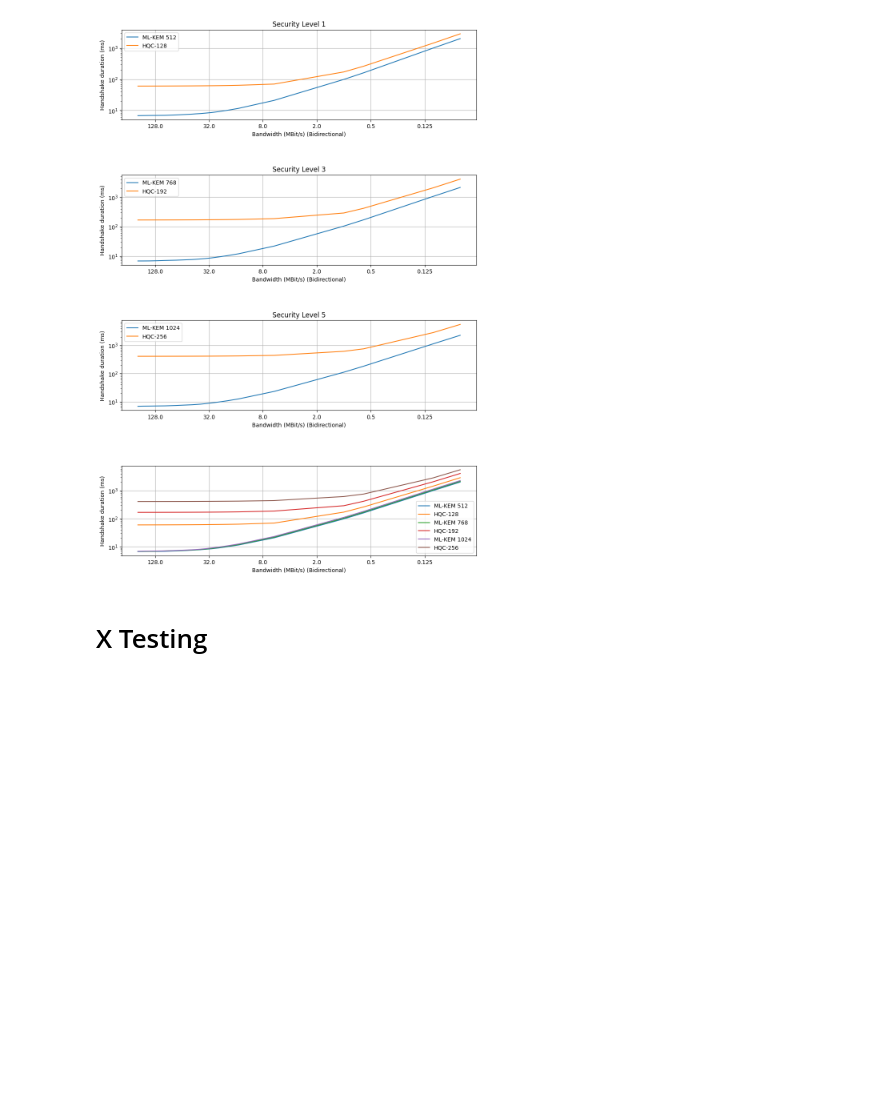
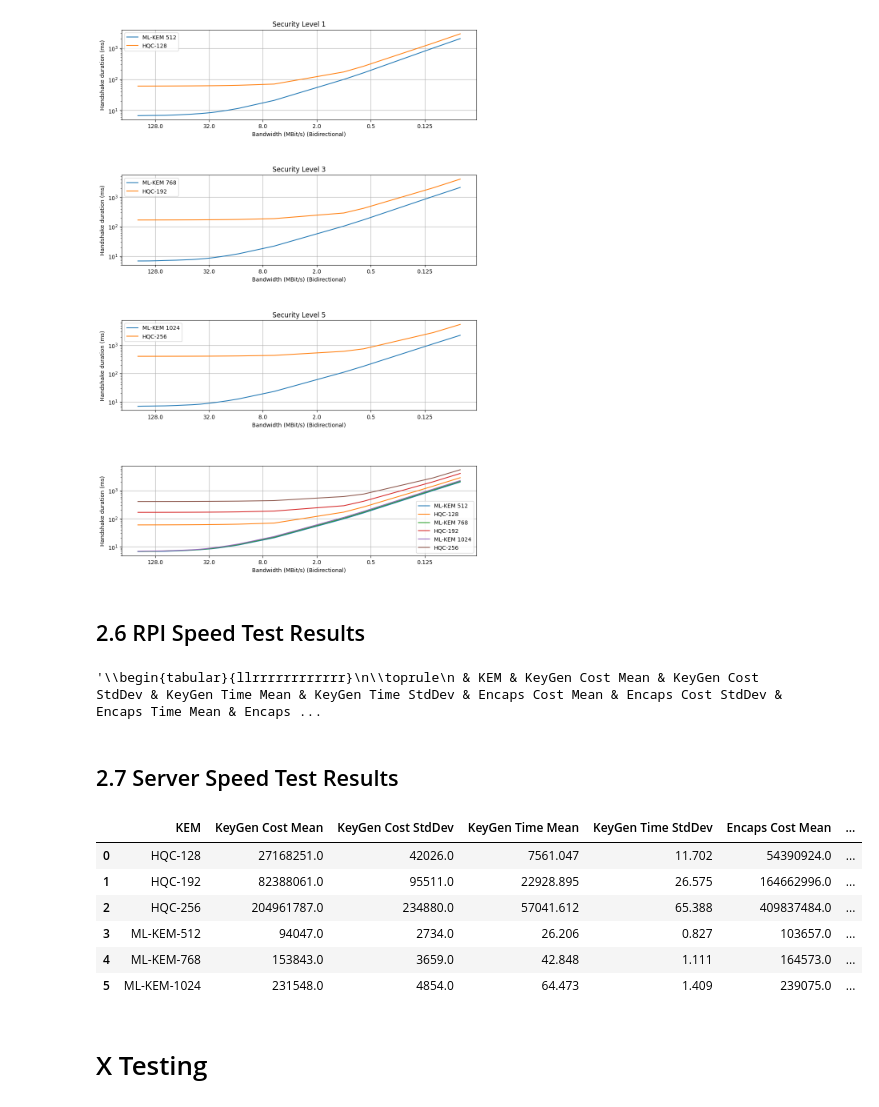
Before and after one commit to OscarTopliss/dissertation-results-analysis, a Jupyter notebook: analyse-tls-results.ipynb, the cells around one changed output. Cells and saved outputs as stored; diff of their text form; code cells hidden in the pictures; blank space fills up the shorter version.

```diff
--- a/analyse-tls-results.ipynb
+++ b/analyse-tls-results.ipynb
@@ -190,3 +192,7 @@ def plot_all_kems(ind_var_shortname:str, ind_var_longname: str, stat: str = "tri
+# %%
+def resource_test_results(path: str):
+    speed = pd.read_csv(f"{path}/kem_speed.csv")
+    return speed
 # %% [markdown]
 # 2 Analyse and Plot Data
 # %% [markdown]
@@ -219,6 +225,25 @@ plot_all_kems("server_rate", "Bandwidth (MBit/s) (Server to Client)", subdir="ba
 plot_all_kems("client_rate", "Bandwidth (MBit/s) (Bidirectional)", subdir="bandwidth-bidirectional", inverse=True, logy=True, logx=True)
 # %% [output]
 [figure]
+# %% [markdown]
+## 2.6 RPI Speed Test Results
+# %%
+speed = resource_test_results("rpi-resource-results/resource-test-results/rpi-2026-05-29-03:00:37:058684")
+speed.to_latex(index=False, columns=["KeyGen Cost Mean", "KeyGen Time Mean", "Encaps Cost Mean", "Encaps Time Mean", "Decaps Cost Mean", "Decaps Time Mean"])
+# %% [output]
+'\\begin{tabular}{llrrrrrrrrrrrr}\n\\toprule\n & KEM & KeyGen Cost Mean & KeyGen Cost StdDev & KeyGen Time Mean & KeyGen Time StdDev & Encaps Cost Mean & Encaps Cost StdDev & Encaps Time Mean & Encaps ...
+# %% [markdown]
+## 2.7 Server Speed Test Results
+# %%
+resource_test_results("server-resource-results/resource-test-results/diss-server-x64-2026-05-28-22:54:23:888575")
+# %% [output]
+|  | KEM | KeyGen Cost Mean | KeyGen Cost StdDev | KeyGen Time Mean | KeyGen Time StdDev | Encaps Cost Mean | ... |
+| 0 | HQC-128 | 27168251.0 | 42026.0 | 7561.047 | 11.702 | 54390924.0 | ... |
+| 1 | HQC-192 | 82388061.0 | 95511.0 | 22928.895 | 26.575 | 164662996.0 | ... |
+| 2 | HQC-256 | 204961787.0 | 234880.0 | 57041.612 | 65.388 | 409837484.0 | ... |
+| 3 | ML-KEM-512 | 94047.0 | 2734.0 | 26.206 | 0.827 | 103657.0 | ... |
+| 4 | ML-KEM-768 | 153843.0 | 3659.0 | 42.848 | 1.111 | 164573.0 | ... |
+| 5 | ML-KEM-1024 | 231548.0 | 4854.0 | 64.473 | 1.409 | 239075.0 | ... |
 # %% [markdown]
 # X Testing
 # %%
```
Also changed, not shown: parts of 1 cell of this notebook.
